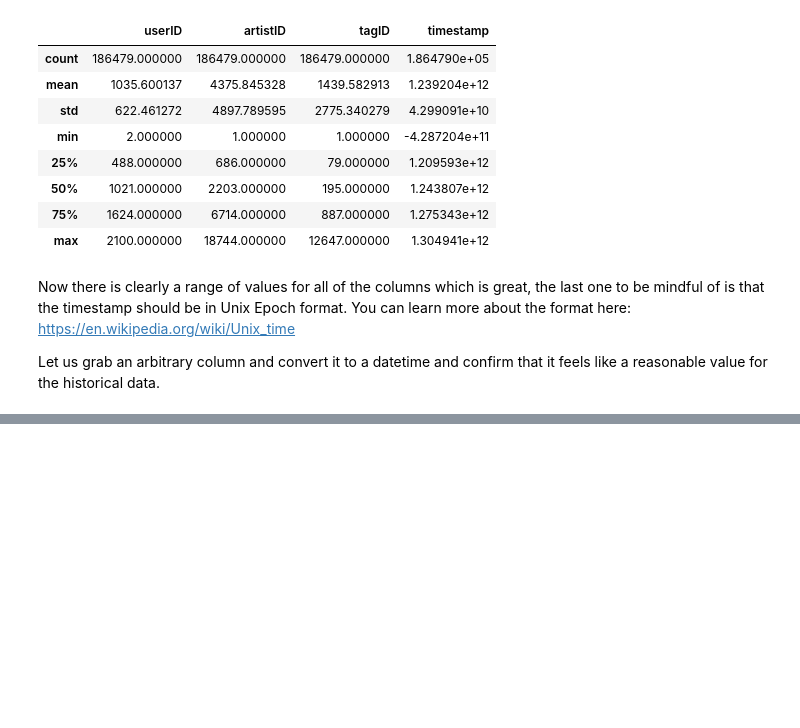
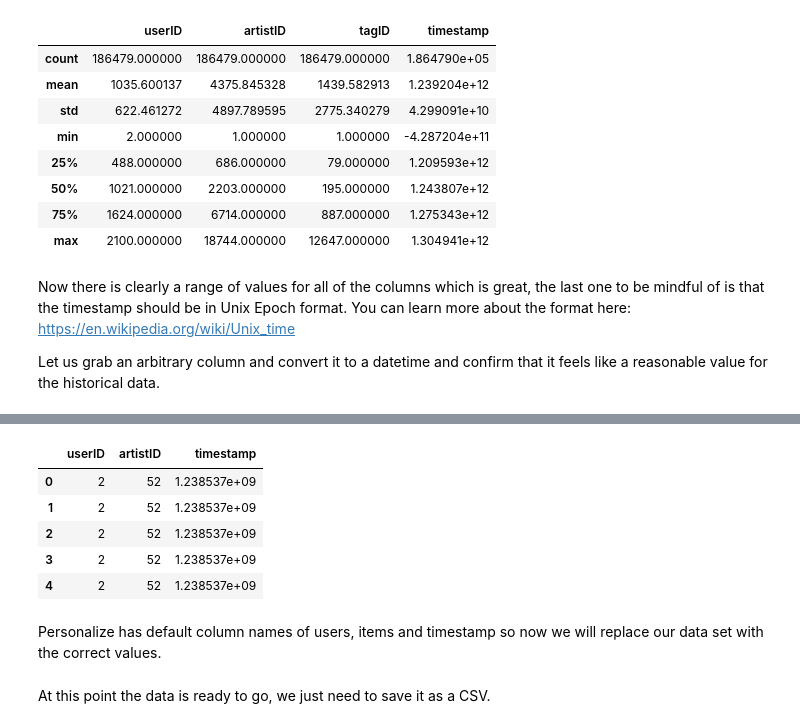
Before and after one commit to chrisking/PersonalizePOC, a Jupyter notebook: Validating_and_Importing_User_Item_Interaction_Data.ipynb, the cells around one changed output, grey strips where cells are left out. Cells and saved outputs as stored; diff of their text form; code cells hidden in the pictures; blank space fills up the shorter version.

```diff
--- a/Validating_and_Importing_User_Item_Interaction_Data.ipynb
+++ b/Validating_and_Importing_User_Item_Interaction_Data.ipynb
@@ -286,0 +328,11 @@ print(datetime.utcfromtimestamp(arb_time_stamp).strftime('%Y-%m-%d %H:%M:%S'))
+# %%
+interactions_df.head()
+# %% [output]
+|  | userID | artistID | timestamp |
+| 0 | 2 | 52 | 1.238537e+09 |
+| 1 | 2 | 52 | 1.238537e+09 |
+| 2 | 2 | 52 | 1.238537e+09 |
+| 3 | 2 | 52 | 1.238537e+09 |
+| 4 | 2 | 52 | 1.238537e+09 |
+# %% [markdown]
+Personalize has default column names of users, items and timestamp so now we will replace our data set with the correct values.
@@ -286,0 +342,2 @@ print(datetime.utcfromtimestamp(arb_time_stamp).strftime('%Y-%m-%d %H:%M:%S'))
+# %% [markdown]
+At this point the data is ready to go, we just need to save it as a CSV.
```
Also changed, not shown: parts of 47 cells of this notebook.
